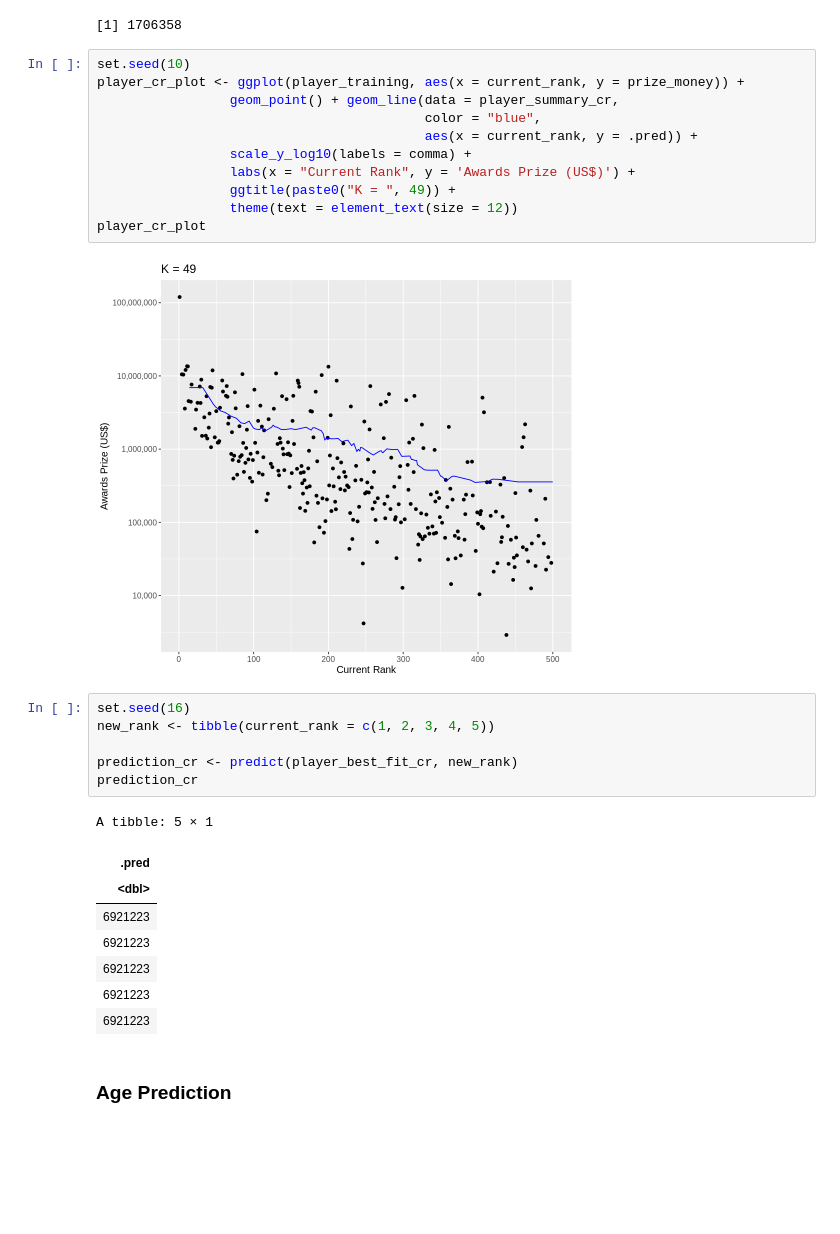
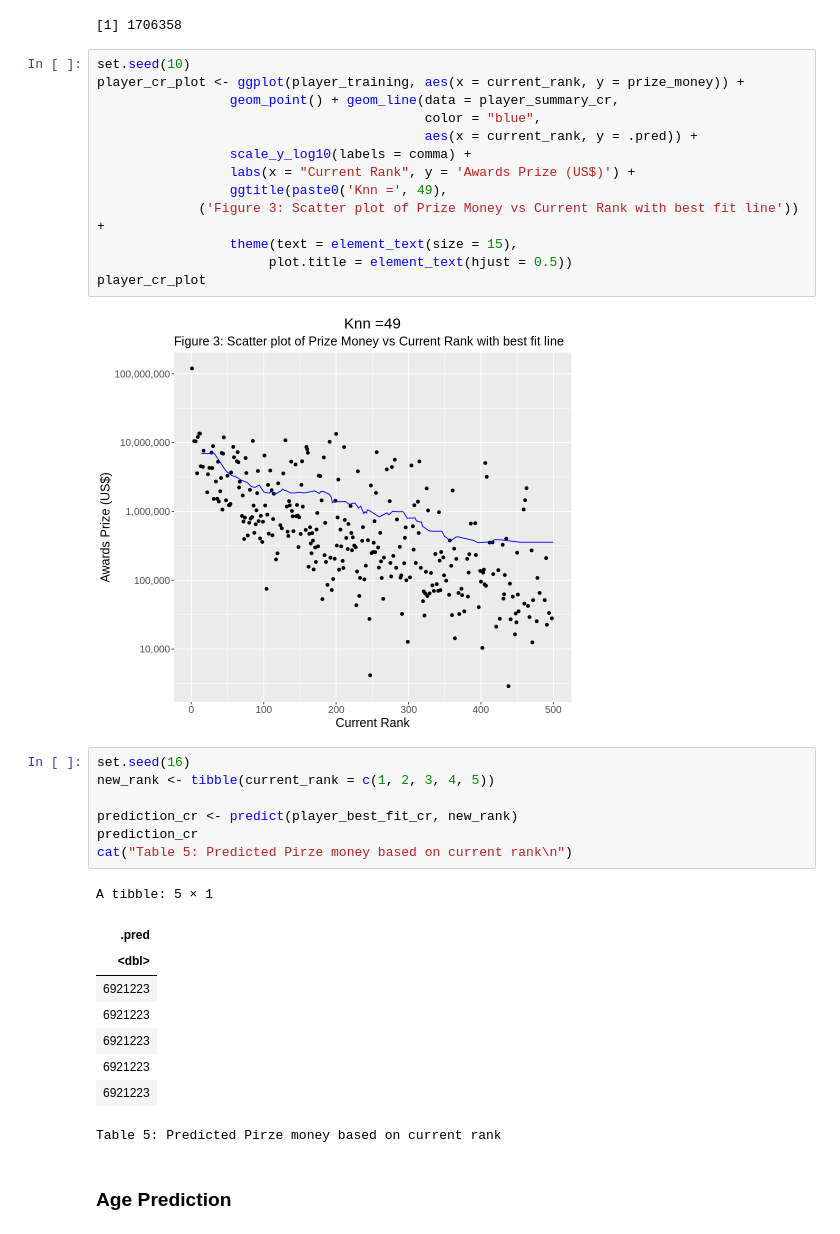
Before and after one commit to HaoyuYou/player_group_project, a Jupyter notebook: group_proposal.ipynb, the cells around one changed output. Saved outputs shown, nothing was run; the diff lists cells and outputs as text; blank space fills up the shorter version.

```diff
--- a/group_proposal.ipynb
+++ b/group_proposal.ipynb
@@ -232,22 +234,25 @@ rmspe_cr
 # %%
 set.seed(10)
 player_cr_plot <- ggplot(player_training, aes(x = current_rank, y = prize_money)) +
                  geom_point() + geom_line(data = player_summary_cr,
                                           color = "blue",
                                           aes(x = current_rank, y = .pred)) +
                  scale_y_log10(labels = comma) +
                  labs(x = "Current Rank", y = 'Awards Prize (US$)') +
-                 ggtitle(paste0("K = ", 49)) +
-                 theme(text = element_text(size = 12))
+                 ggtitle(paste0('Knn =', 49),
+             ('Figure 3: Scatter plot of Prize Money vs Current Rank with best fit line')) +
+                 theme(text = element_text(size = 15),
+                      plot.title = element_text(hjust = 0.5))
 player_cr_plot
 # %% [output]
-[figure, old version]
+[figure, new version]
 # %%
 set.seed(16)
 new_rank <- tibble(current_rank = c(1, 2, 3, 4, 5))
 
 prediction_cr <- predict(player_best_fit_cr, new_rank)
 prediction_cr
+cat("Table 5: Predicted Pirze money based on current rank\n")
 # %% [output]
 A tibble: 5 × 1
 | .pred |
@@ -257,6 +262,7 @@ A tibble: 5 × 1
 | 6921223 |
 | 6921223 |
 | 6921223 |
+Table 5: Predicted Pirze money based on current rank
 # %% [markdown]
 ### Age Prediction
 # %%
```
Also changed, not shown: parts of 40 cells of this notebook.
